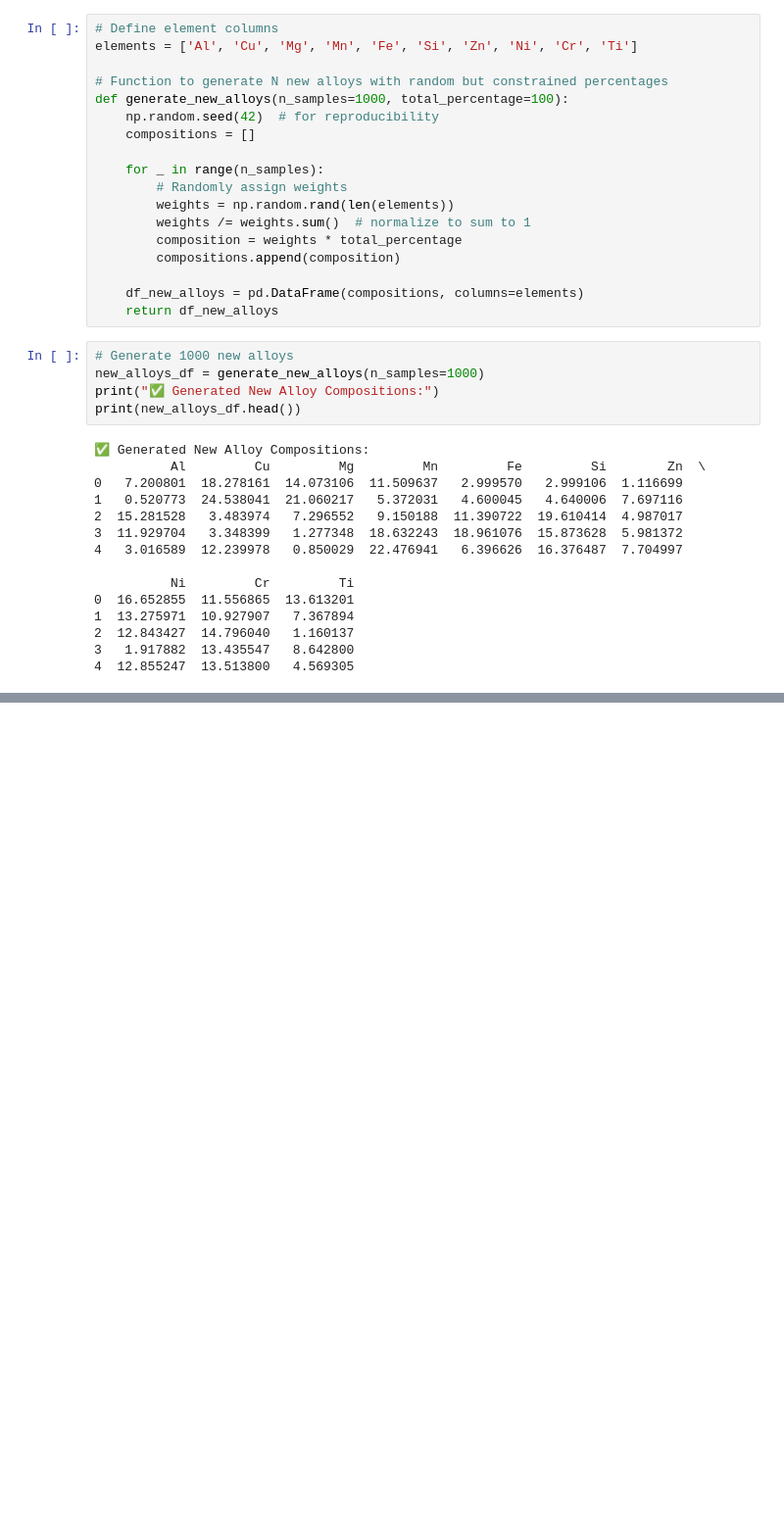
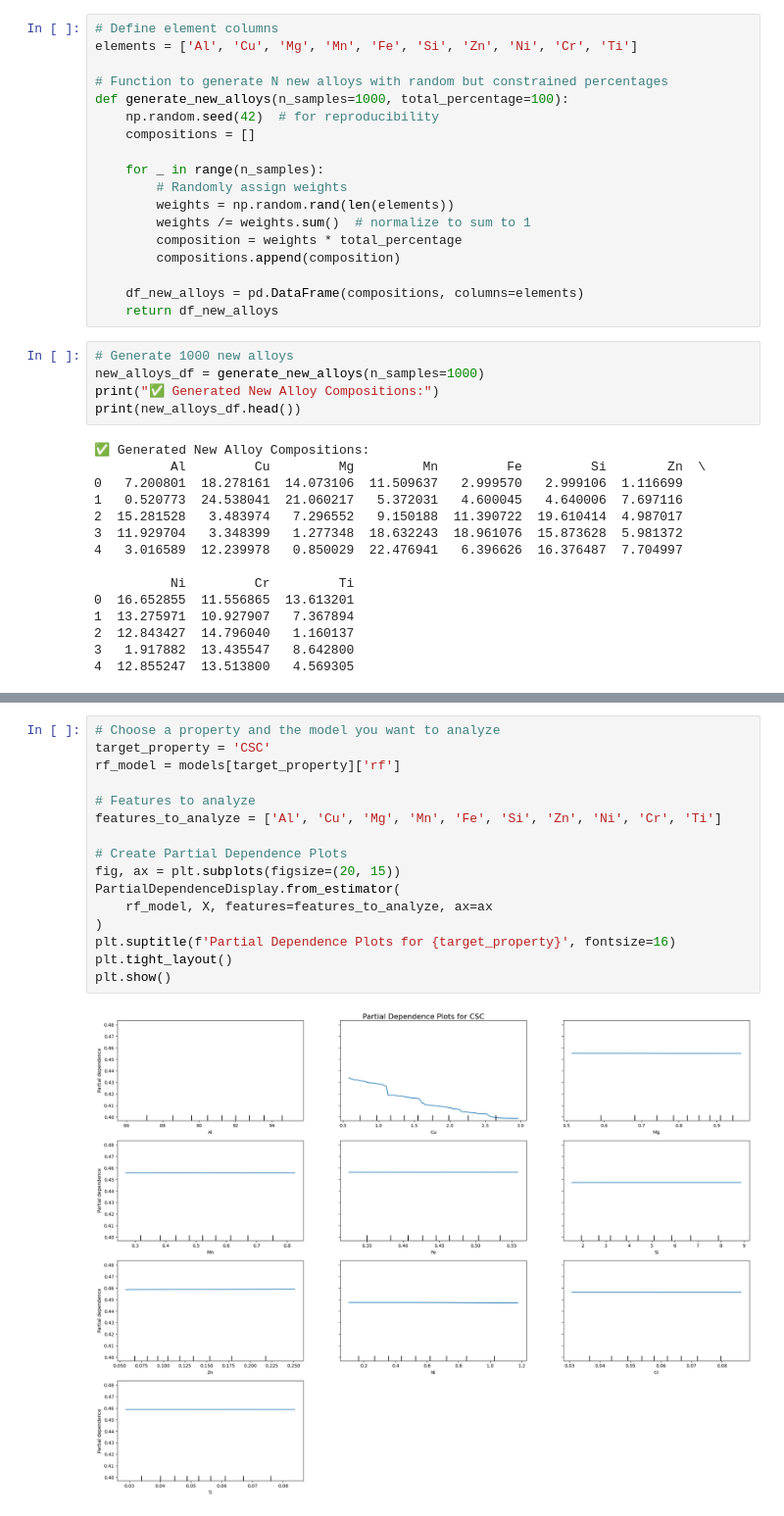
Before and after one commit to warrmu01/2025-IEEE_SciVis-Contest-Mughees, a Jupyter notebook: notebooks/phase5_model_setup.ipynb, the cells around one changed output, grey strips where cells are left out. Shown: that part at 98% size. Cells and saved outputs as stored; diff of their text form; blank space fills up the shorter version.

```diff
--- a/notebooks/phase5_model_setup.ipynb
+++ b/notebooks/phase5_model_setup.ipynb
@@ -217,0 +273,18 @@ print(new_alloys_df.head())
+# %%
+# Choose a property and the model you want to analyze
+target_property = 'CSC'
+rf_model = models[target_property]['rf']
+
+# Features to analyze
+features_to_analyze = ['Al', 'Cu', 'Mg', 'Mn', 'Fe', 'Si', 'Zn', 'Ni', 'Cr', 'Ti']
+
+# Create Partial Dependence Plots
+fig, ax = plt.subplots(figsize=(20, 15))
+PartialDependenceDisplay.from_estimator(
+    rf_model, X, features=features_to_analyze, ax=ax
+)
+plt.suptitle(f'Partial Dependence Plots for {target_property}', fontsize=16)
+plt.tight_layout()
+plt.show()
+# %% [output]
+[figure, added]
```
Also changed, not shown: parts of 7 cells of this notebook.
